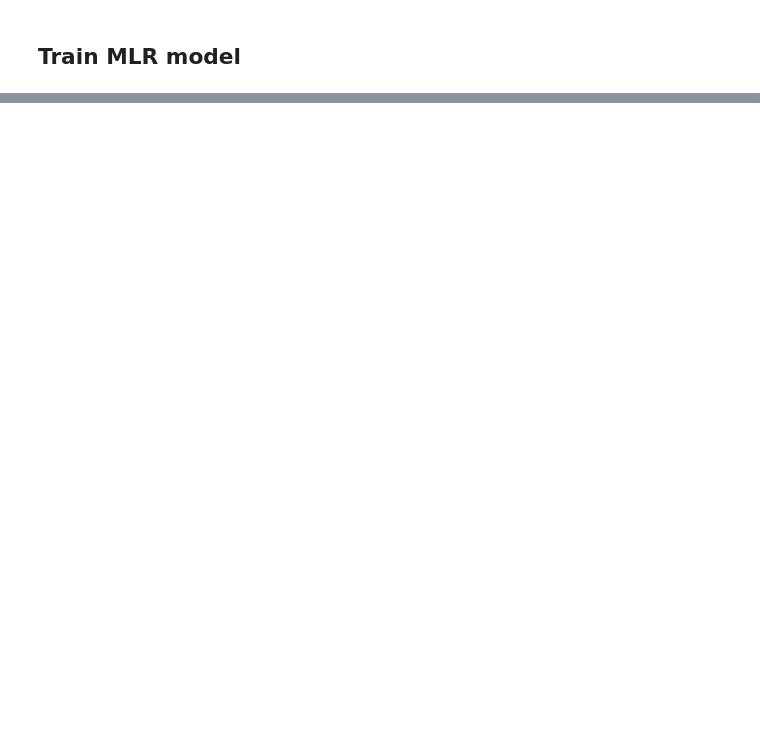
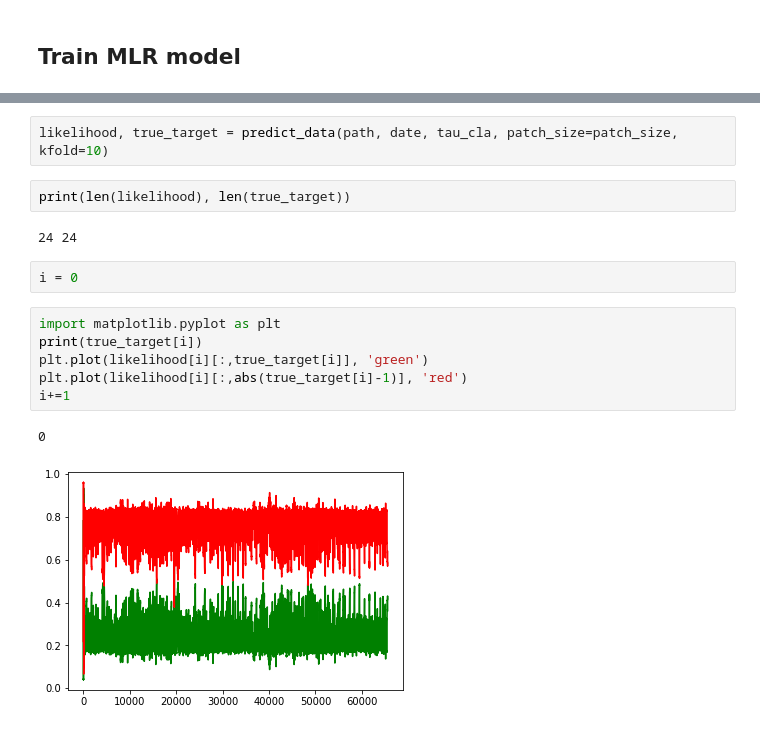
Before and after one commit to AntoineGrimaldi/aprovhots, a Jupyter notebook: notebook/2022-01-03_Train_MLR.ipynb, the cells around one changed output, grey strips where cells are left out. Saved outputs shown, nothing was run; the diff lists cells and outputs as text; blank space fills up the shorter version.

```diff
--- a/notebook/2022-01-03_Train_MLR.ipynb
+++ b/notebook/2022-01-03_Train_MLR.ipynb
@@ -33,0 +25,17 @@ loss for epoch number 10: 0.4591871765459891
+# %%
+likelihood, true_target = predict_data(path, date, tau_cla, patch_size=patch_size, kfold=10)
+# %%
+print(len(likelihood), len(true_target))
+# %% [output]
+24 24
+# %%
+i = 0
+# %%
+import matplotlib.pyplot as plt
+print(true_target[i])
+plt.plot(likelihood[i][:,true_target[i]], 'green')
+plt.plot(likelihood[i][:,abs(true_target[i]-1)], 'red')
+i+=1
+# %% [output]
+0
+[figure, added]
```
Also changed, not shown: parts of 2 cells of this notebook, 2 other files.
